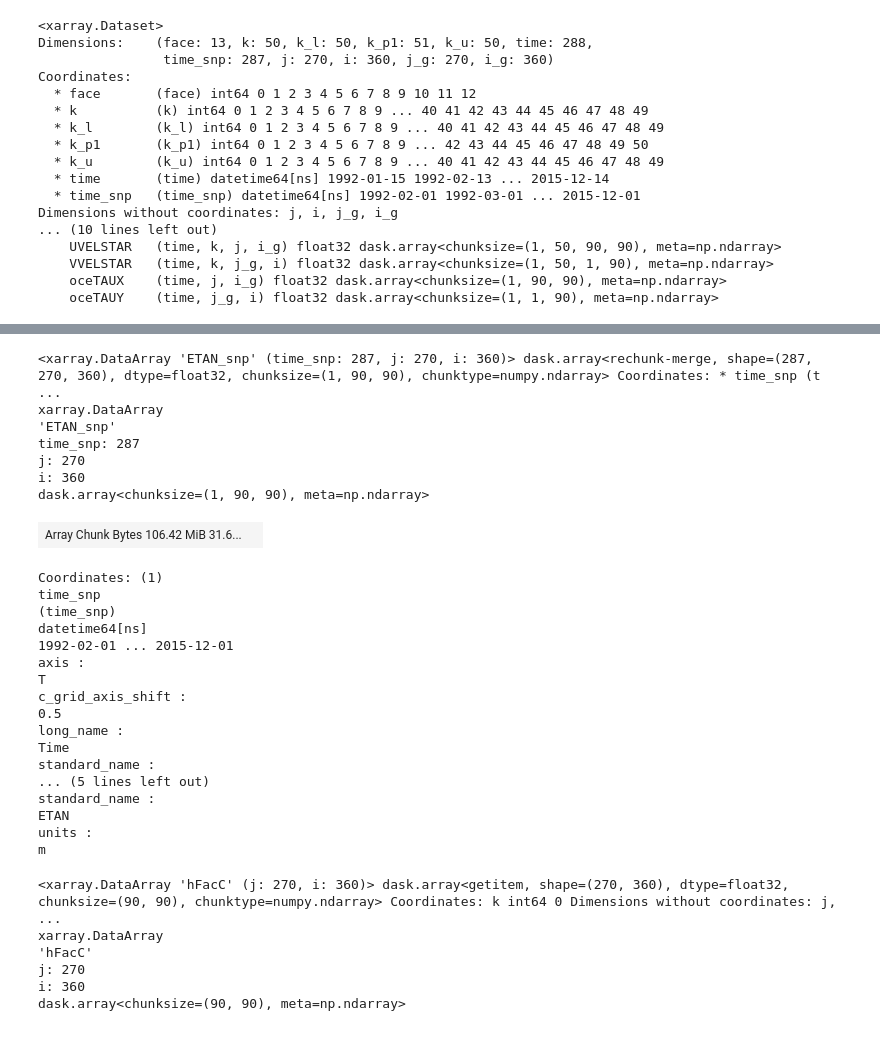
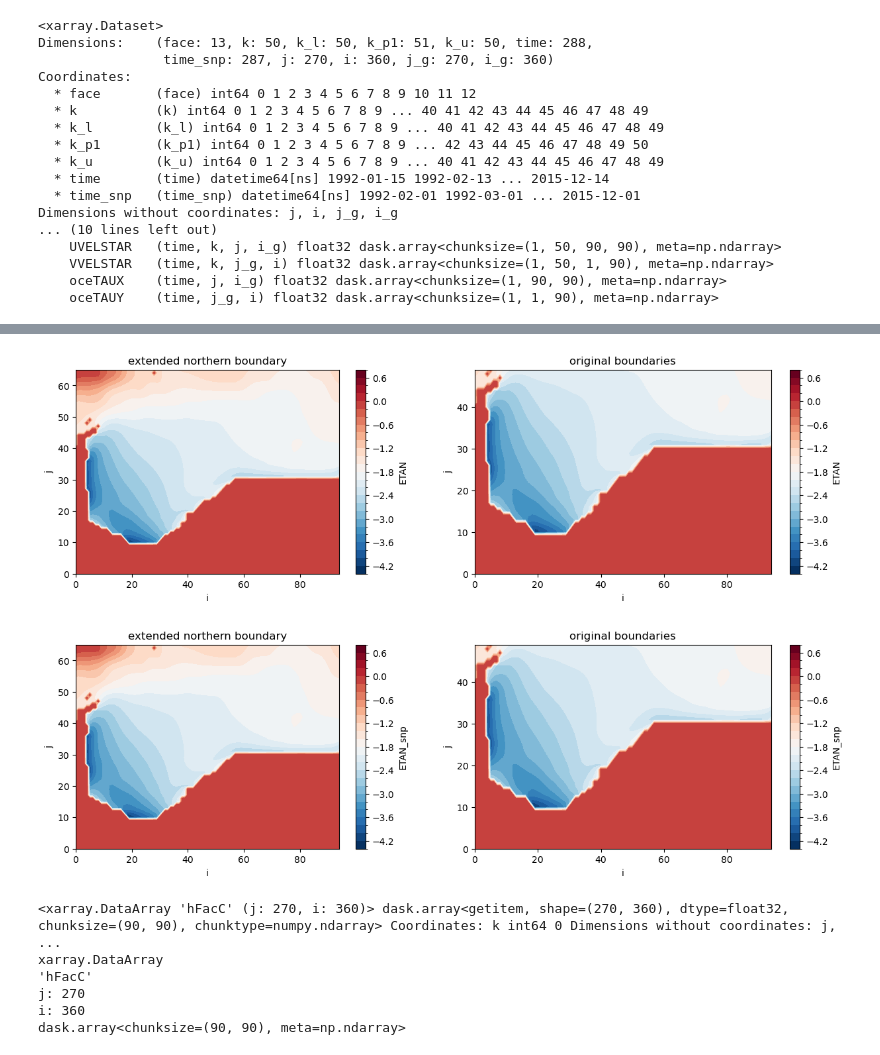
Before and after one commit to ocean-transport/WMT-project, a Jupyter notebook: ECCO-budgets/zarr-ECCO-datasets-cleaned.ipynb, the cells around one changed output, grey strips where cells are left out. Cells and saved outputs as stored; diff of their text form; code cells hidden in the pictures.

Commit message:
plotted ssh anom to see wg boundary

```diff
--- a/ECCO-budgets/zarr-ECCO-datasets-cleaned.ipynb
+++ b/ECCO-budgets/zarr-ECCO-datasets-cleaned.ipynb
@@ -95,11 +95,13 @@ Dimensions without coordinates: j, i, j_g, i_g
 left_lon = 23 #~-64.5˚ #used to be 20
 right_lon = 118 #30.5˚ #used to be 115
 lower_lat = 30 #~-80˚ #used to be 38
-upper_lat = 80 #-61.755745˚ instead of #79:-62.216576˚ to fill upper projection plot row
+upper_lat = 96 #-53.401268
+upper_lat_old = 80 #-61.755745˚ instead of #79:-62.216576˚ to fill upper projection plot row
 j_g_upper = 81 #goes from -61.522682 to -61.987038
 i_g_right = 119 #31˚E
 i_g_left = 22 #66˚W
 # %%
 #set the boundaries
 lat_range_noface = dict(j=slice(lower_lat, upper_lat))
+lat_range_noface_old = dict(j=slice(lower_lat, upper_lat_old))
 lon_range_noface = dict(i=slice(left_lon, right_lon))
@@ -111,31 +108,21 @@ ds.ETAN[0].isel(**lat_range_noface, **lon_range_noface).plot()
-# %%
-ds.ETAN_snp
-# %% [output]
-<xarray.DataArray 'ETAN_snp' (time_snp: 287, j: 270, i: 360)> dask.array<rechunk-merge, shape=(287, 270, 360), dtype=float32, chunksize=(1, 90, 90), chunktype=numpy.ndarray> Coordinates: * time_snp (t ...
-xarray.DataArray
-'ETAN_snp'
-time_snp: 287
-j: 270
-i: 360
-dask.array<chunksize=(1, 90, 90), meta=np.ndarray>
-| Array Chunk Bytes 106.42 MiB 31.6... |  |
-Coordinates: (1)
-time_snp
-(time_snp)
-datetime64[ns]
-1992-02-01 ... 2015-12-01
-axis :
-T
-c_grid_axis_shift :
-0.5
-long_name :
-Time
-standard_name :
-... (5 lines left out)
-standard_name :
-ETAN
-units :
-m
+# %%
+fig, (ax0,ax1) = plt.subplots(1,2, figsize=(15,4), gridspec_kw={'width_ratios': [2.4,2.7]})
+ds.ETAN.isel(**lat_range_noface, **lon_range_noface).mean('time').plot.contourf(levels=np.arange(-4.4,1, 0.2), ax=ax0)
+ds.ETAN.isel(**lat_range_noface_old, **lon_range_noface).mean('time').plot.contourf(levels=np.arange(-4.4,1,0.2), ax=ax1)
+
+ax0.set_title('extended northern boundary')
+ax1.set_title('original boundaries');
+# %% [output]
+[figure, added]
+# %%
+fig, (ax0,ax1) = plt.subplots(1,2, figsize=(15,4), gridspec_kw={'width_ratios': [2.4,2.7]})
+ds.ETAN_snp.isel(**lat_range_noface, **lon_range_noface).mean('time_snp').plot.contourf(levels=np.arange(-4.4,1, 0.2), ax=ax0)
+ds.ETAN_snp.isel(**lat_range_noface_old, **lon_range_noface).mean('time_snp').plot.contourf(levels=np.arange(-4.4,1,0.2), ax=ax1)
+
+ax0.set_title('extended northern boundary')
+ax1.set_title('original boundaries');
+# %% [output]
+[figure, added]
 # %%
 coords.hFacC[0]
 # %% [output]
```
Also changed, not shown: parts of 1 cell of this notebook.
